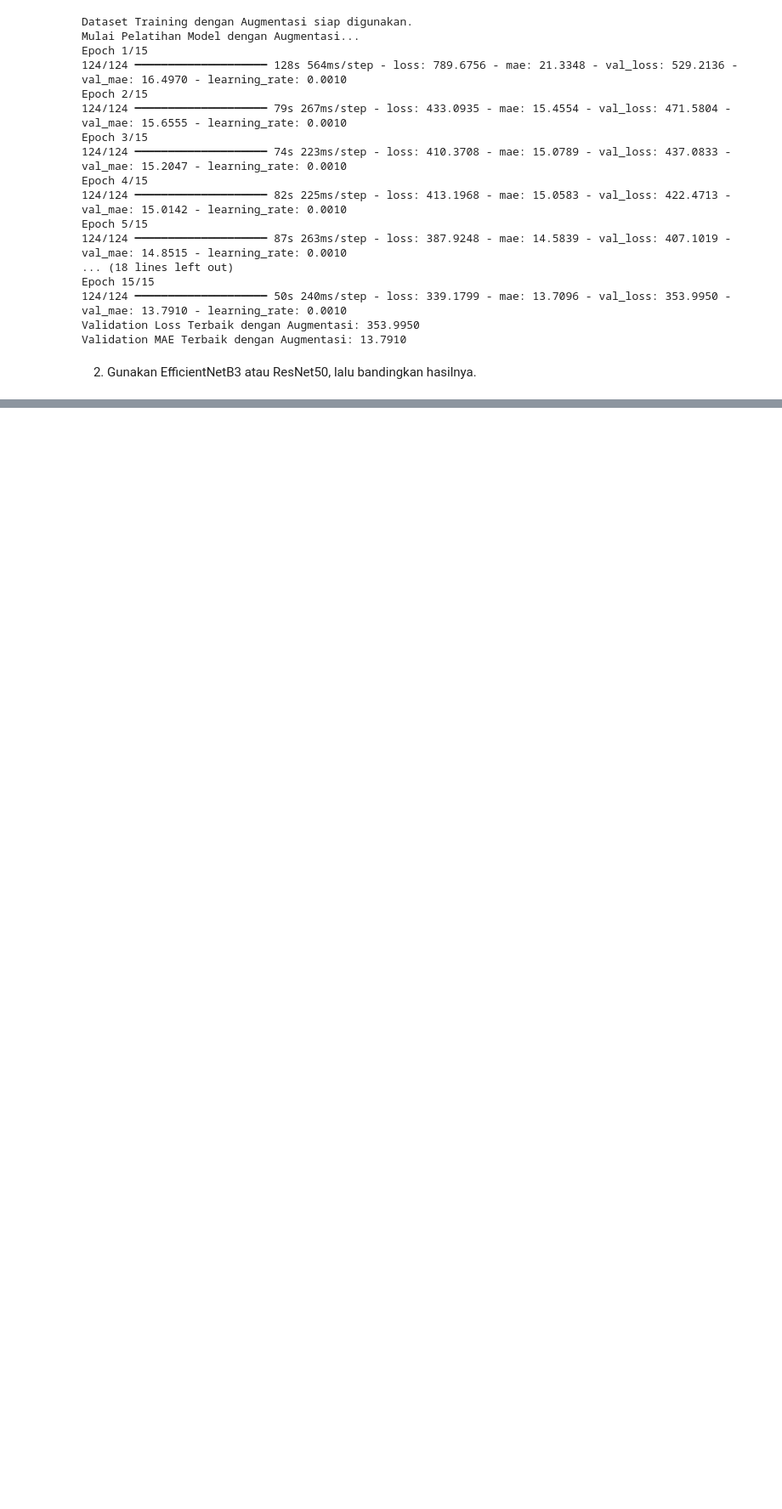
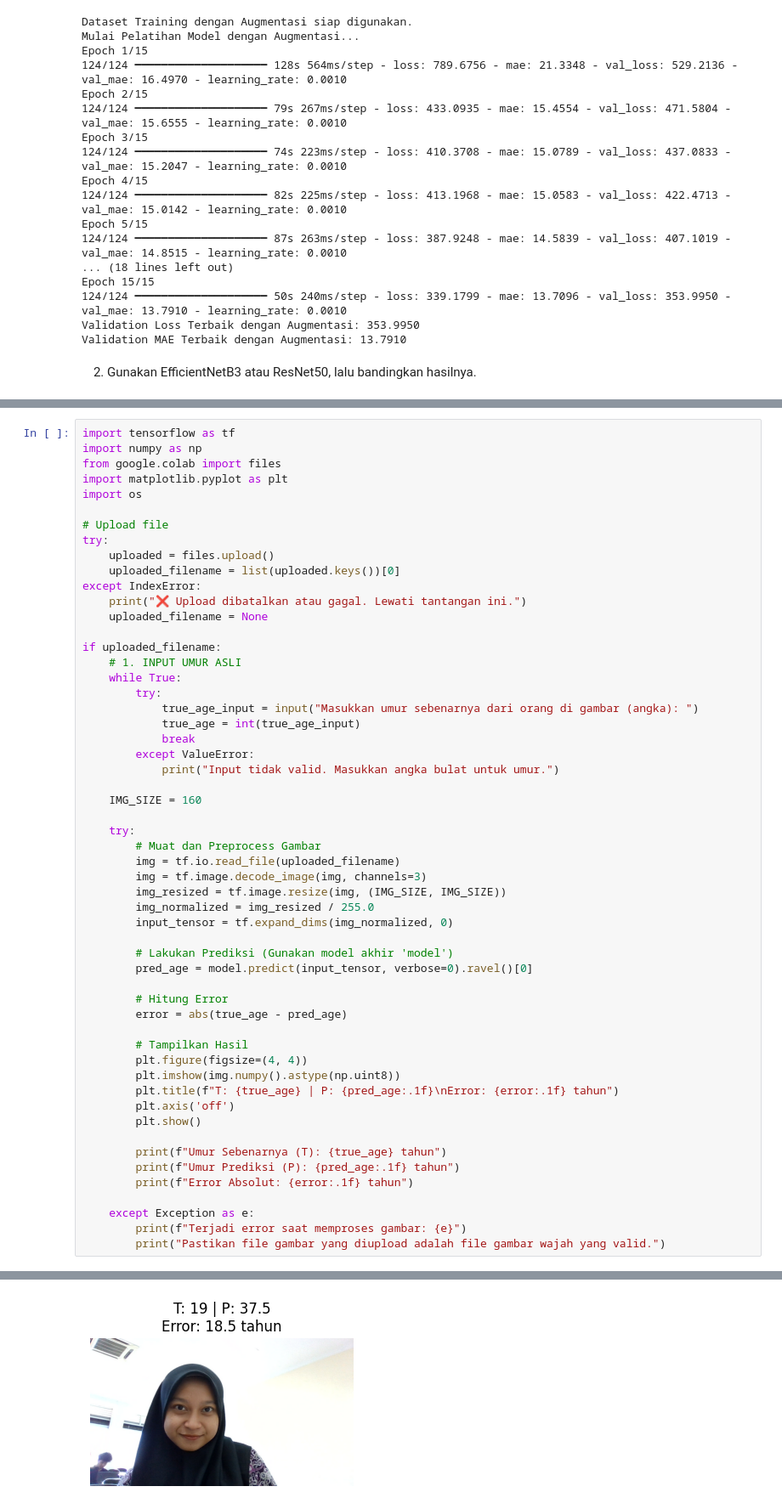
Before and after one commit to zalfajhra/2025_VK_TI2C, a Jupyter notebook: Jobsheet03.ipynb, the cells around one changed output, grey strips where cells are left out. Shown at 85% size. Drawn from its saved outputs; the diff is of its cells as text; blank space fills up the shorter version.

```diff
--- a/Jobsheet03.ipynb
+++ b/Jobsheet03.ipynb
@@ -1371,0 +1517,56 @@ NameError: name 'y_true' is not defined
+# %%
+import tensorflow as tf
+import numpy as np
+from google.colab import files
+import matplotlib.pyplot as plt
+import os
+
+# Upload file
+try:
+    uploaded = files.upload()
+    uploaded_filename = list(uploaded.keys())[0]
+except IndexError:
+    print("❌ Upload dibatalkan atau gagal. Lewati tantangan ini.")
+    uploaded_filename = None
+
+if uploaded_filename:
+    # 1. INPUT UMUR ASLI
+    while True:
+        try:
+            true_age_input = input("Masukkan umur sebenarnya dari orang di gambar (angka): ")
+            true_age = int(true_age_input)
+            break
+        except ValueError:
+            print("Input tidak valid. Masukkan angka bulat untuk umur.")
+
+    IMG_SIZE = 160
+
+    try:
+        # Muat dan Preprocess Gambar
+        img = tf.io.read_file(uploaded_filename)
+        img = tf.image.decode_image(img, channels=3)
+        img_resized = tf.image.resize(img, (IMG_SIZE, IMG_SIZE))
+        img_normalized = img_resized / 255.0
+        input_tensor = tf.expand_dims(img_normalized, 0)
+
+        # Lakukan Prediksi (Gunakan model akhir 'model')
+        pred_age = model.predict(input_tensor, verbose=0).ravel()[0]
+
+        # Hitung Error
+        error = abs(true_age - pred_age)
+
+        # Tampilkan Hasil
+        plt.figure(figsize=(4, 4))
+        plt.imshow(img.numpy().astype(np.uint8))
+        plt.title(f"T: {true_age} | P: {pred_age:.1f}\nError: {error:.1f} tahun")
+        plt.axis('off')
+        plt.show()
+
+        print(f"Umur Sebenarnya (T): {true_age} tahun")
+        print(f"Umur Prediksi (P): {pred_age:.1f} tahun")
+        print(f"Error Absolut: {error:.1f} tahun")
+
+    except Exception as e:
+        print(f"Terjadi error saat memproses gambar: {e}")
+        print("Pastikan file gambar yang diupload adalah file gambar wajah yang valid.")
+# %% [output]
@@ -1371,0 +1576 @@ NameError: name 'y_true' is not defined
+[figure, added]
```
Also changed, not shown: parts of 14 cells of this notebook.
